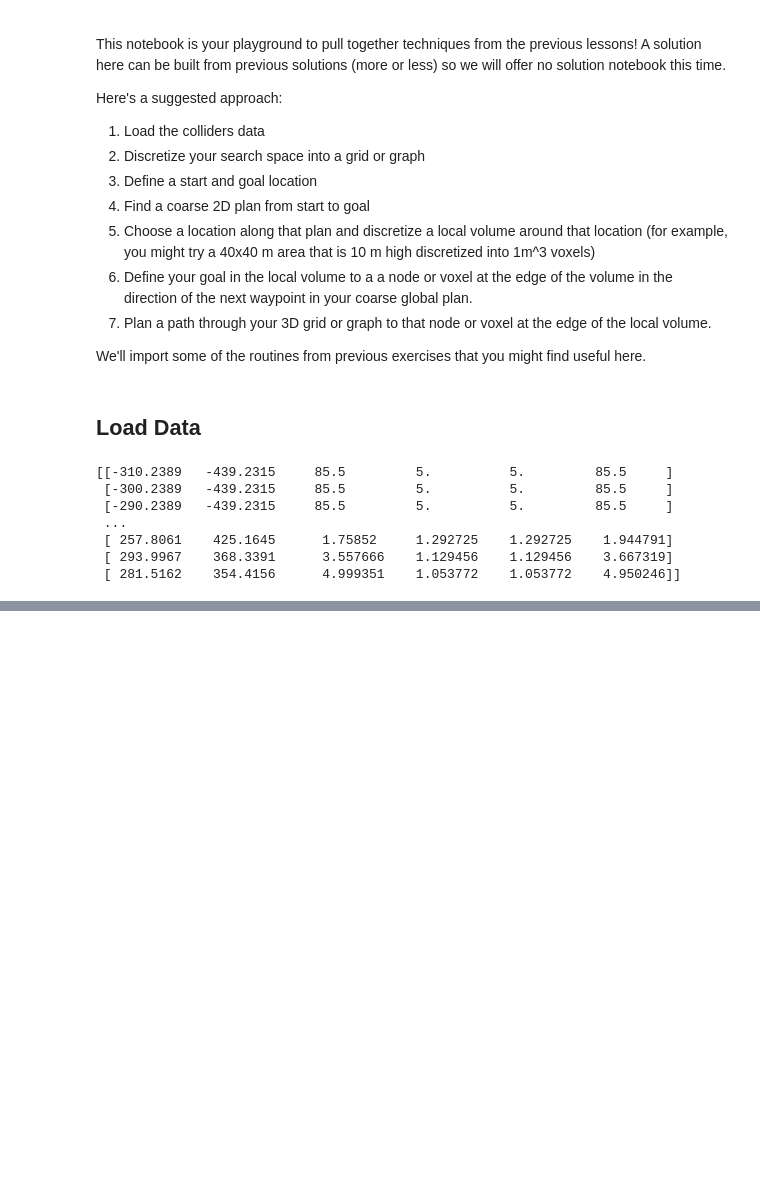
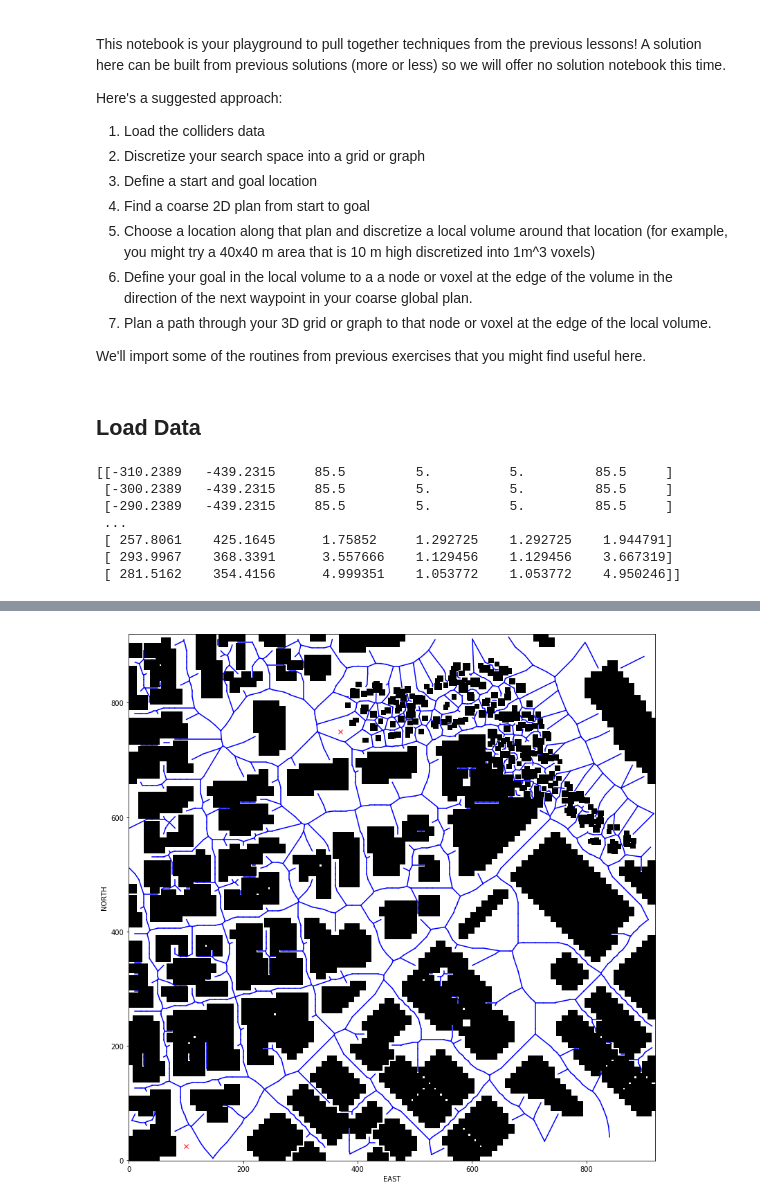
Before and after one commit to shovan777/FCND-Backyard-Flyer, a Jupyter notebook: notebooks/receding_horizon/Receding-Horizon.ipynb, the cells around one changed output, grey strips where cells are left out. Drawn from its saved outputs; the diff is of its cells as text; code cells hidden in the pictures; blank space fills up the shorter version.

```diff
--- a/notebooks/receding_horizon/Receding-Horizon.ipynb
+++ b/notebooks/receding_horizon/Receding-Horizon.ipynb
@@ -71,0 +146,22 @@ goal_ne = (750., 370.)
+# %%
+flight_altitude = 10
+safety_distance = 3
+grid, edges = create_grid_and_edges(data, flight_altitude, safety_distance)
+# %%
+# plot the graph
+plt.imshow(grid, origin='lower', cmap='Greys')
+
+for e in edges:
+    p1 = e[0]
+    p2 = e[1]
+    plt.plot([p1[1], p2[1]], [p1[0], p2[0]], 'b-')
+
+
+plt.plot(start_ne[1], start_ne[0], 'rx')
+plt.plot(goal_ne[1], goal_ne[0], 'rx')
+
+plt.xlabel('EAST')
+plt.ylabel('NORTH')
+plt.show()
+# %% [output]
+[figure, added]
```
Also changed, not shown: parts of 14 cells of this notebook, 1 other file.
